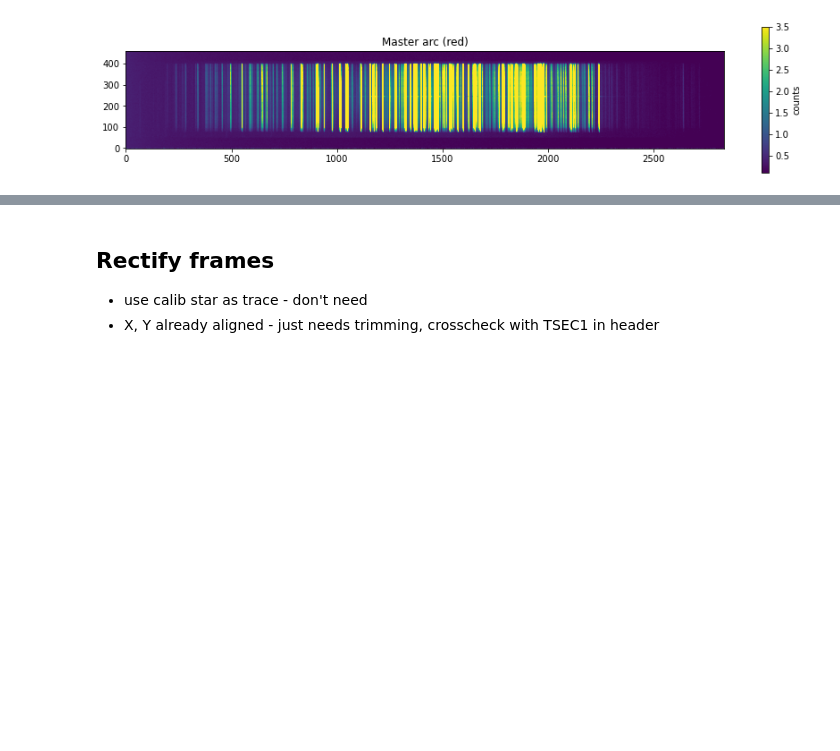
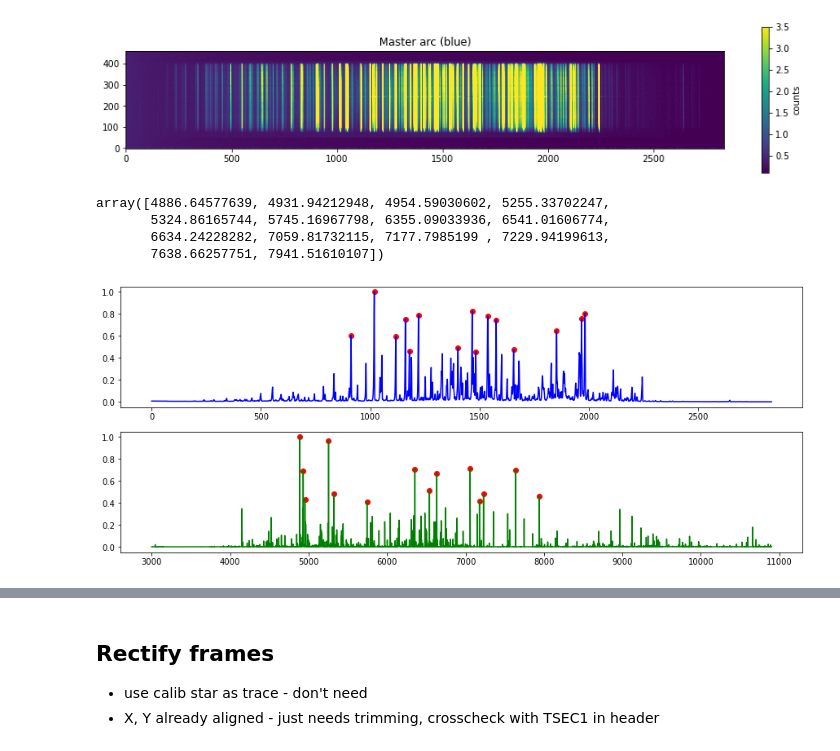
Before and after one commit to jaladh-singhal/ay107_observation, a Jupyter notebook: sn_spectra_reduction.ipynb, the cells around one changed output, grey strips where cells are left out. Saved outputs shown, nothing was run; the diff lists cells and outputs as text; code cells hidden in the pictures; blank space fills up the shorter version.

```diff
--- a/sn_spectra_reduction.ipynb
+++ b/sn_spectra_reduction.ipynb
@@ -209,2 +209,38 @@ util.plot_frame(master_arc_blue.T, label='counts', title='Master arc (red)', pra
 # %% [output]
 [figure]
+# %%
+from util import plot_frame2
+from scipy.signal import find_peaks
+
+arc_aperture =100
+blue_center = int(blue_shape[1] / 2)
+b = master_arc_blue[:, (blue_center - arc_aperture):(blue_center + arc_aperture)]
+#b = master_arc_blue
+
+#fig,ax = plot_frame2(b.T, label='counts', title='Master arc (red)', prange=(10, 90))
+
+a = np.sum(b, axis=1)
+a = a / np.max(a)
+x, y = find_peaks(a, distance=10, height=0.45)
+y = y['peak_heights']
+
+fig, ax = plt.subplots(2, 1, figsize=(15,6))
+ax[0].plot(a.T, c='b')
+ax[0].scatter(x,y, c='r', label='peaks')
+
+
+hdul = fits.open('scidoc2214.fits')
+spectrum = hdul[0].data.astype(float)[:15000]
+spectrum = spectrum / np.max(spectrum)
+x2, y2 = find_peaks(spectrum, distance=10, height=0.4)
+y2 = y2['peak_heights']
+wvls = np.linspace(3000, 10900, spectrum.shape[0])
+ax[1].plot(wvls, spectrum, c='g')
+ax[1].scatter(wvls[x2],y2, c='r', label='peaks')
+wvls[x2]
+# %% [output]
+array([4886.64577639, 4931.94212948, 4954.59030602, 5255.33702247,
+       5324.86165744, 5745.16967798, 6355.09033936, 6541.01606774,
+       6634.24228282, 7059.81732115, 7177.7985199 , 7229.94199613,
+       7638.66257751, 7941.51610107])
+[figure, added]
```
Also changed, not shown: parts of 3 cells of this notebook, 1 other file.
